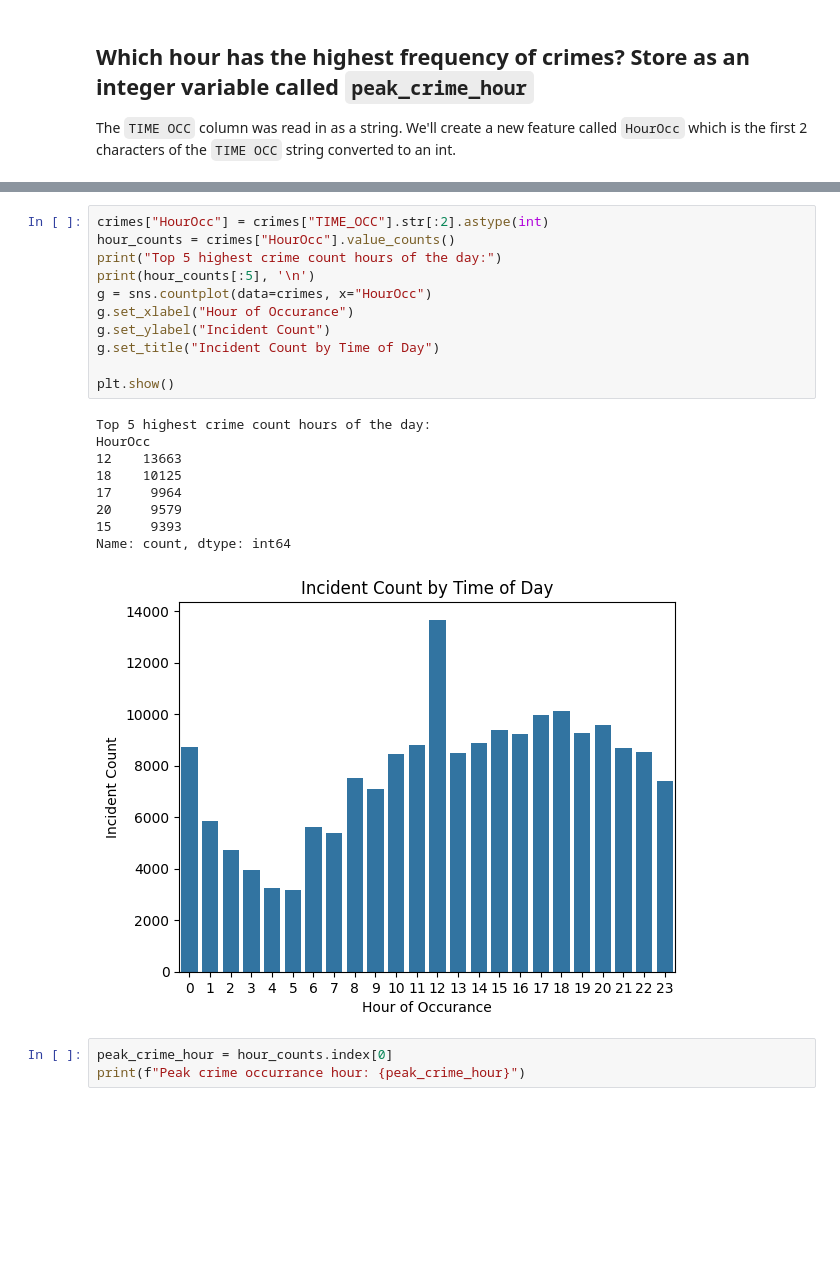
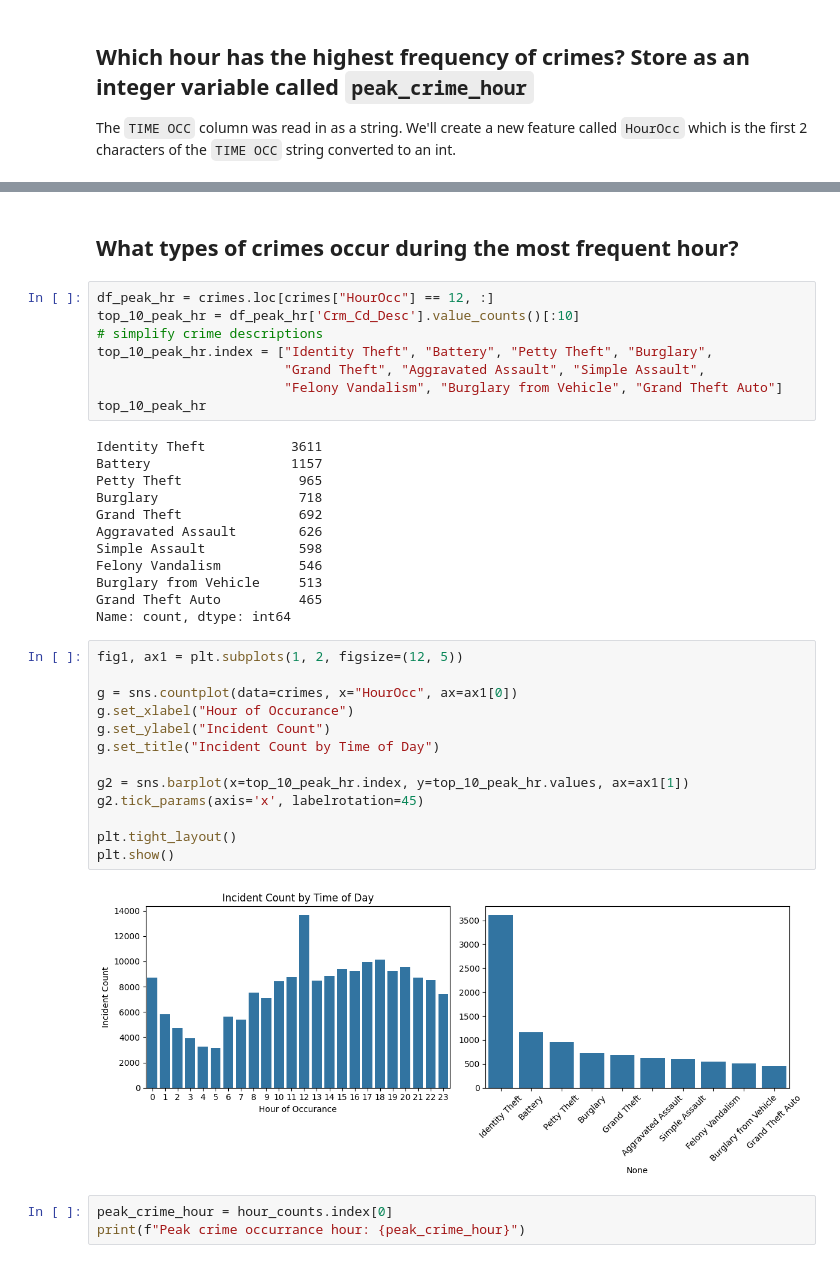
Before and after one commit to MichaelSzczepaniak/DSPortfolio, a Jupyter notebook: LA_crime/LA_crime.ipynb, the cells around one changed output, grey strips where cells are left out. Cells and saved outputs as stored; diff of their text form; blank space fills up the shorter version.

Commit message:
start looking at types of crimes

```diff
--- a/LA_crime/LA_crime.ipynb
+++ b/LA_crime/LA_crime.ipynb
@@ -105,24 +158,40 @@ The `TIME OCC` column was read in as a string. We'll create a new feature called
+# %% [markdown]
+## What types of crimes occur during the most frequent hour?
+# %%
+df_peak_hr = crimes.loc[crimes["HourOcc"] == 12, :]
+top_10_peak_hr = df_peak_hr['Crm_Cd_Desc'].value_counts()[:10]
+# simplify crime descriptions
+top_10_peak_hr.index = ["Identity Theft", "Battery", "Petty Theft", "Burglary",
+                        "Grand Theft", "Aggravated Assault", "Simple Assault",
+                        "Felony Vandalism", "Burglary from Vehicle", "Grand Theft Auto"]
+top_10_peak_hr
+# %% [output]
+Identity Theft           3611
+Battery                  1157
+Petty Theft               965
+Burglary                  718
+Grand Theft               692
+Aggravated Assault        626
+Simple Assault            598
+Felony Vandalism          546
+Burglary from Vehicle     513
+Grand Theft Auto          465
+Name: count, dtype: int64
 # %%
-crimes["HourOcc"] = crimes["TIME_OCC"].str[:2].astype(int)
-hour_counts = crimes["HourOcc"].value_counts()
-print("Top 5 highest crime count hours of the day:")
-print(hour_counts[:5], '\n')
-g = sns.countplot(data=crimes, x="HourOcc")
+fig1, ax1 = plt.subplots(1, 2, figsize=(12, 5))
+
+g = sns.countplot(data=crimes, x="HourOcc", ax=ax1[0])
 g.set_xlabel("Hour of Occurance")
 g.set_ylabel("Incident Count")
 g.set_title("Incident Count by Time of Day")
 
+g2 = sns.barplot(x=top_10_peak_hr.index, y=top_10_peak_hr.values, ax=ax1[1])
+g2.tick_params(axis='x', labelrotation=45)
+
+plt.tight_layout()
 plt.show()
 # %% [output]
-Top 5 highest crime count hours of the day:
-HourOcc
-12    13663
-18    10125
-17     9964
-20     9579
-15     9393
-Name: count, dtype: int64
-[figure, old version]
+[figure, new version]
 # %%
 peak_crime_hour = hour_counts.index[0]
 print(f"Peak crime occurrance hour: {peak_crime_hour}")
```
Also changed, not shown: parts of 5 cells of this notebook.
